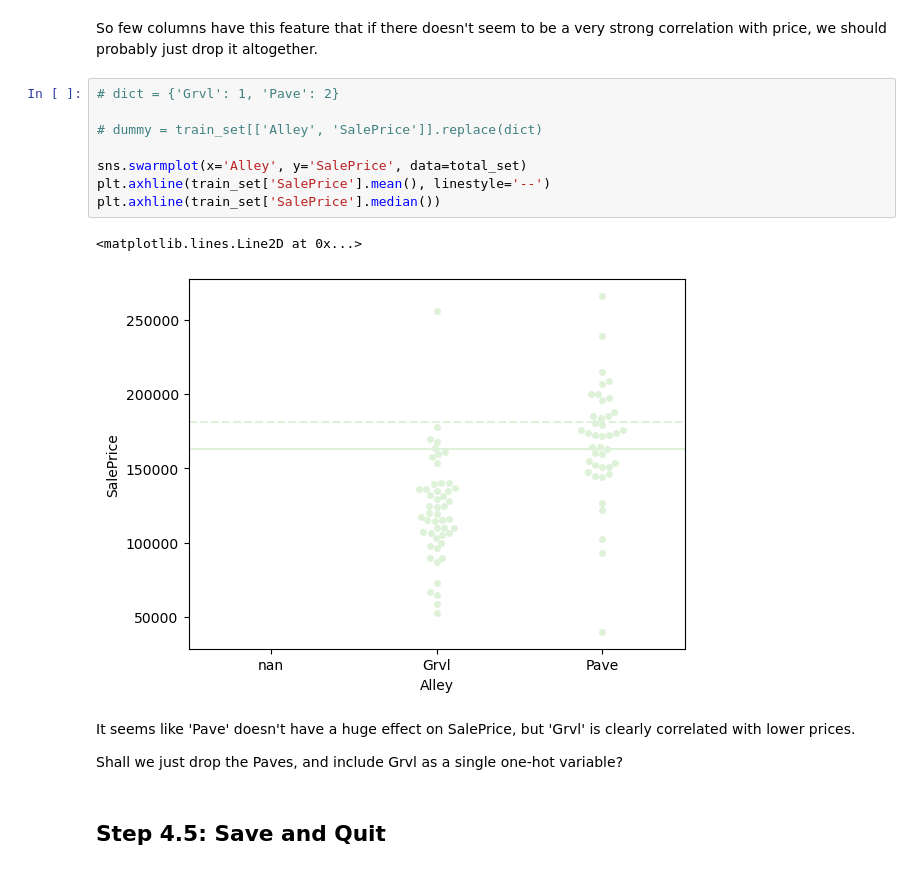
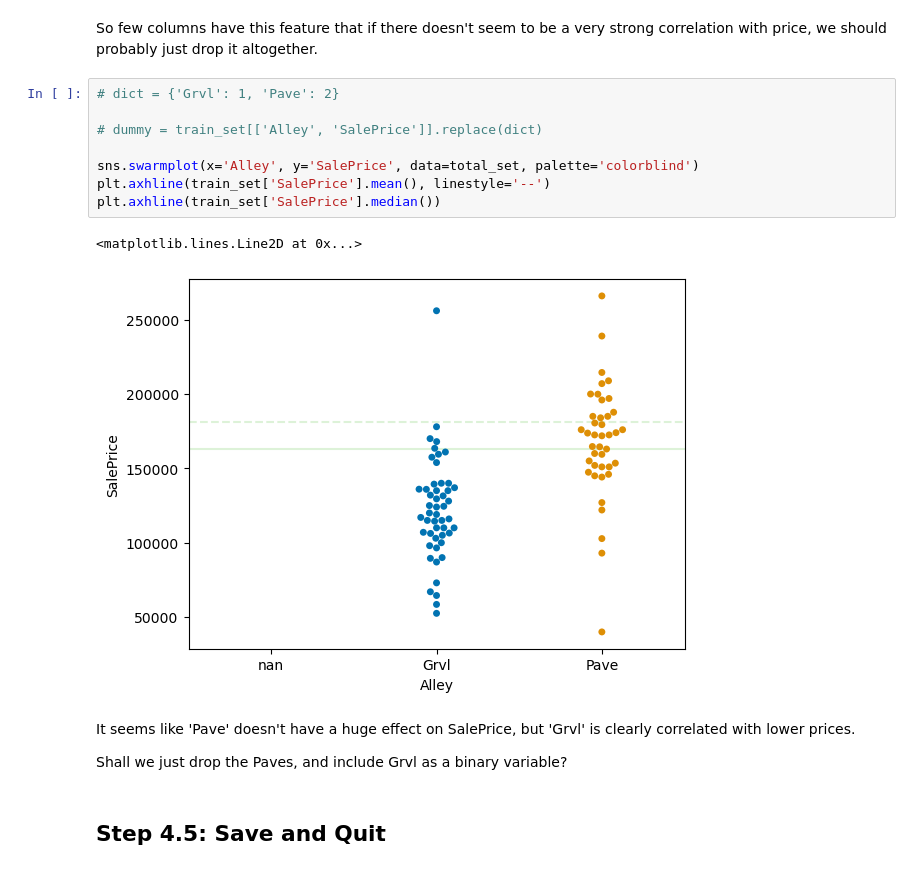
Before and after one commit to joshtod/Springboard, a Jupyter notebook: Kaggle Housing/notebooks/1.0-jod-data-wrangling.ipynb, the cells around one changed output. Drawn from its saved outputs; the diff is of its cells as text.

```diff
--- a/Kaggle Housing/notebooks/1.0-jod-data-wrangling.ipynb
+++ b/Kaggle Housing/notebooks/1.0-jod-data-wrangling.ipynb
@@ -275,18 +275,18 @@ So few columns have this feature that if there doesn't seem to be a very strong
 # %%
 # dict = {'Grvl': 1, 'Pave': 2}
 
 # dummy = train_set[['Alley', 'SalePrice']].replace(dict)
 
-sns.swarmplot(x='Alley', y='SalePrice', data=total_set)
+sns.swarmplot(x='Alley', y='SalePrice', data=total_set, palette='colorblind')
 plt.axhline(train_set['SalePrice'].mean(), linestyle='--')
 plt.axhline(train_set['SalePrice'].median())
 # %% [output]
 <matplotlib.lines.Line2D at 0x...>
-[figure, old version]
+[figure, new version]
 # %% [markdown]
 It seems like 'Pave' doesn't have a huge effect on SalePrice, but 'Grvl' is clearly correlated with lower prices.
 
-Shall we just drop the Paves, and include Grvl as a single one-hot variable?
+Shall we just drop the Paves, and include Grvl as a binary variable?
 # %% [markdown]
 Step 4.5: Save and Quit
 ---
```
Also changed, not shown: parts of 1 cell of this notebook, 1 other file.
